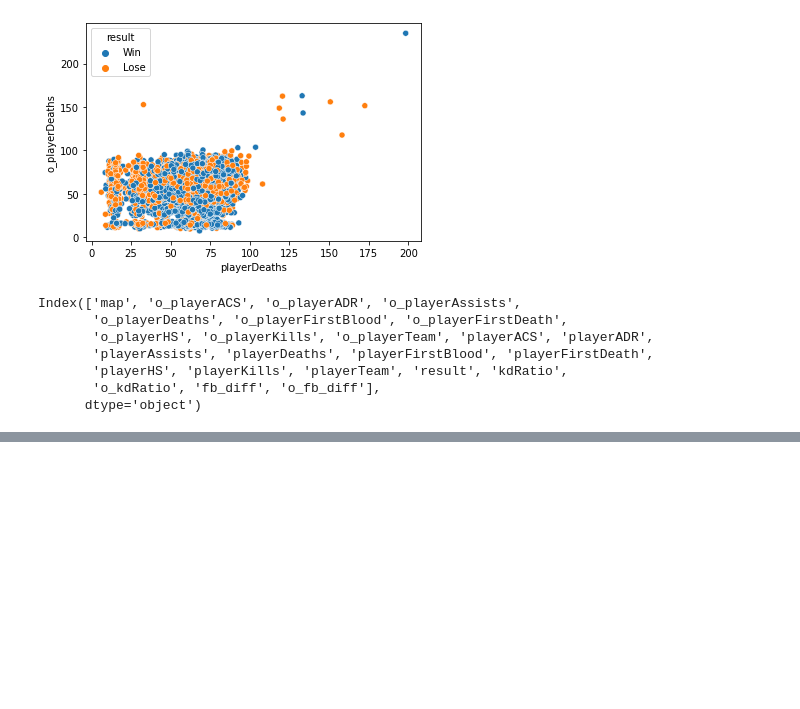
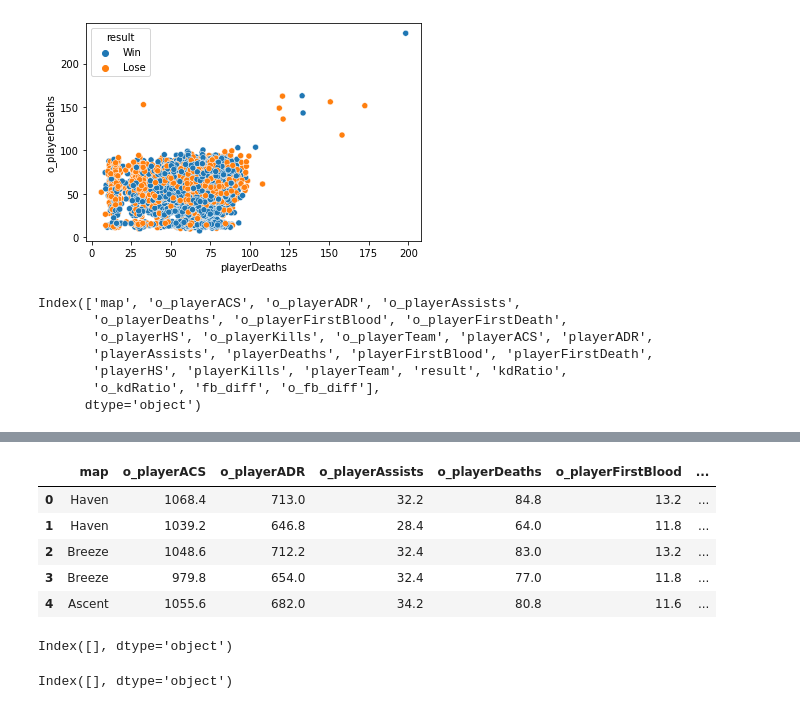
Before and after one commit to timothyliutl/ValorantData, a Jupyter notebook: secondAttempt.ipynb, the cells around one changed output, grey strips where cells are left out. Saved outputs shown, nothing was run; the diff lists cells and outputs as text; code cells hidden in the pictures; blank space fills up the shorter version.

```diff
--- a/secondAttempt.ipynb
+++ b/secondAttempt.ipynb
@@ -130,0 +134,15 @@ print(accuracy_score(y_pred=clf.predict(X_test), y_true=y_test))
+# %%
+df['playerTeam'].replace(' ',  '_', regex=True, inplace=True)
+df['playerTeam'].replace(',',  '', regex=True, inplace=True)
+df['playerTeam'].replace('\[',  '', regex=True, inplace=True)
+df['playerTeam'].replace('\]',  '', regex=True, inplace=True)
+df['playerTeam'].replace('<',  '', regex=True, inplace=True)
+df.drop(['Unnamed: 0'], axis=1, inplace=True)
+df.head()
+# %% [output]
+|  | map | o_playerACS | o_playerADR | o_playerAssists | o_playerDeaths | o_playerFirstBlood | ... |
+| 0 | Haven | 1068.4 | 713.0 | 32.2 | 84.8 | 13.2 | ... |
+| 1 | Haven | 1039.2 | 646.8 | 28.4 | 64.0 | 11.8 | ... |
+| 2 | Breeze | 1048.6 | 712.2 | 32.4 | 83.0 | 13.2 | ... |
+| 3 | Breeze | 979.8 | 654.0 | 32.4 | 77.0 | 11.8 | ... |
+| 4 | Ascent | 1055.6 | 682.0 | 34.2 | 80.8 | 11.6 | ... |
@@ -130,0 +152,11 @@ print(accuracy_score(y_pred=clf.predict(X_test), y_true=y_test))
+# %%
+X.columns[X.columns.str.contains("[\[\]<]")]
+# %% [output]
+Index([], dtype='object')
+# %%
+X_encoded = pd.get_dummies(X)
+y_encoded = pd.get_dummies(y).drop('Lose', axis=1)
+X_encoded.columns = X_encoded.columns.str.replace("[\[\]]", "_")
+X_encoded.columns[X_encoded.columns.str.contains("[\[\]<]")]
+# %% [output]
+Index([], dtype='object')
```
Also changed, not shown: parts of 12 cells of this notebook, 2 other files.
